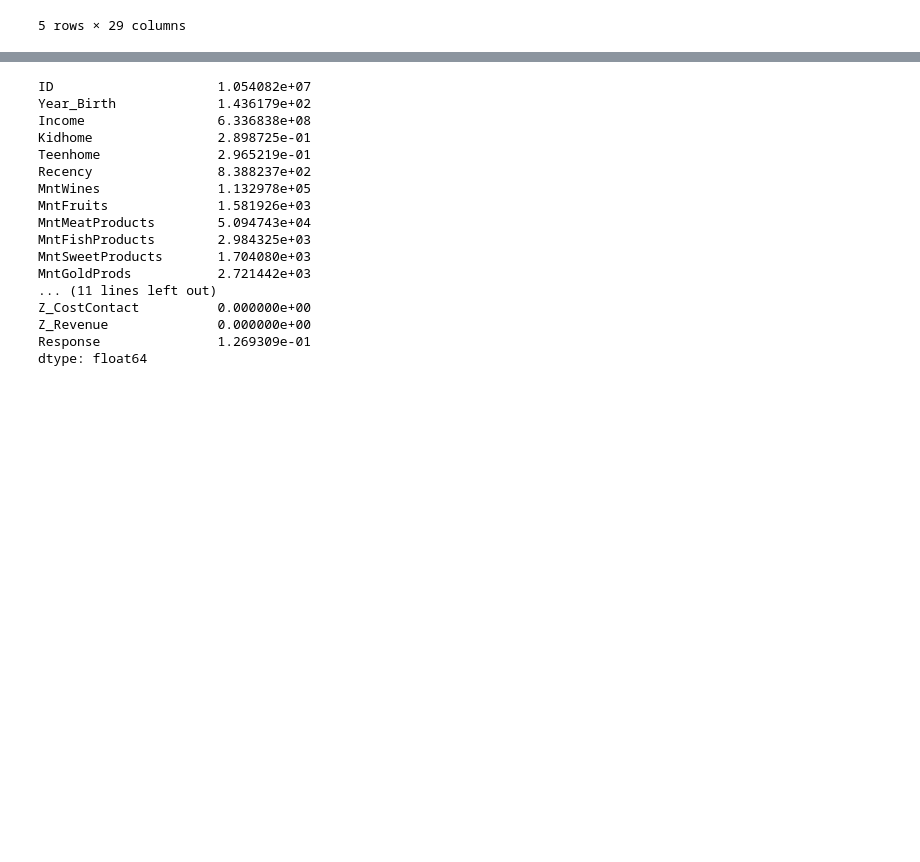
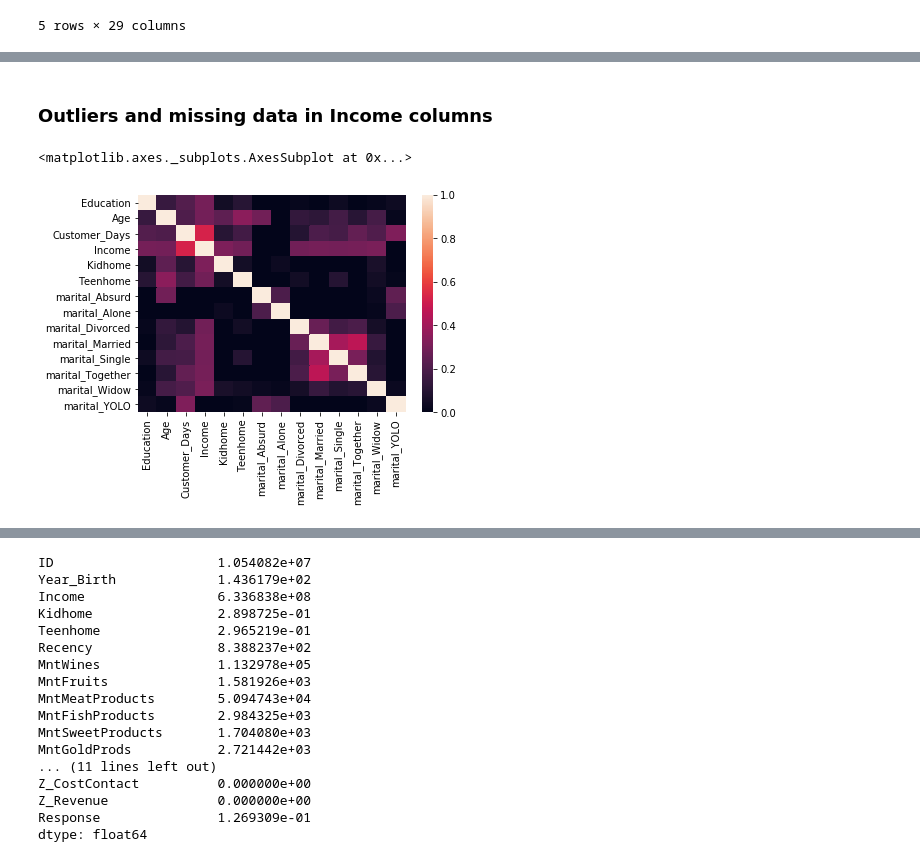
Before and after one commit to nailson/ifood-data-business-analyst-test, a Jupyter notebook: exploratory_analysis.ipynb, the cells around one changed output, grey strips where cells are left out. Drawn from its saved outputs; the diff is of its cells as text; code cells hidden in the pictures; blank space fills up the shorter version.

```diff
--- a/exploratory_analysis.ipynb
+++ b/exploratory_analysis.ipynb
@@ -124,0 +138,23 @@ Some transformations:
+# %%
+def cramers_v(x, y):
+    confusion_matrix = pd.crosstab(x,y)
+    chi2 = ss.chi2_contingency(confusion_matrix)[0]
+    n = confusion_matrix.sum().sum()
+    phi2 = chi2/n
+    r,k = confusion_matrix.shape
+    phi2corr = max(0, phi2-((k-1)*(r-1))/(n-1))
+    rcorr = r-((r-1)**2)/(n-1)
+    kcorr = k-((k-1)**2)/(n-1)
+    return np.sqrt(phi2corr/min((kcorr-1),(rcorr-1)))
+# %% [markdown]
+### Outliers and missing data in Income columns
+# %%
+corr = customer_ifood_df.corr(method=cramers_v)
+
+# plot the heatmap
+sns.heatmap(corr,
+        xticklabels=corr.columns,
+        yticklabels=corr.columns)
+# %% [output]
+<matplotlib.axes._subplots.AxesSubplot at 0x...>
+[figure, added]
```
Also changed, not shown: parts of 12 cells of this notebook.
